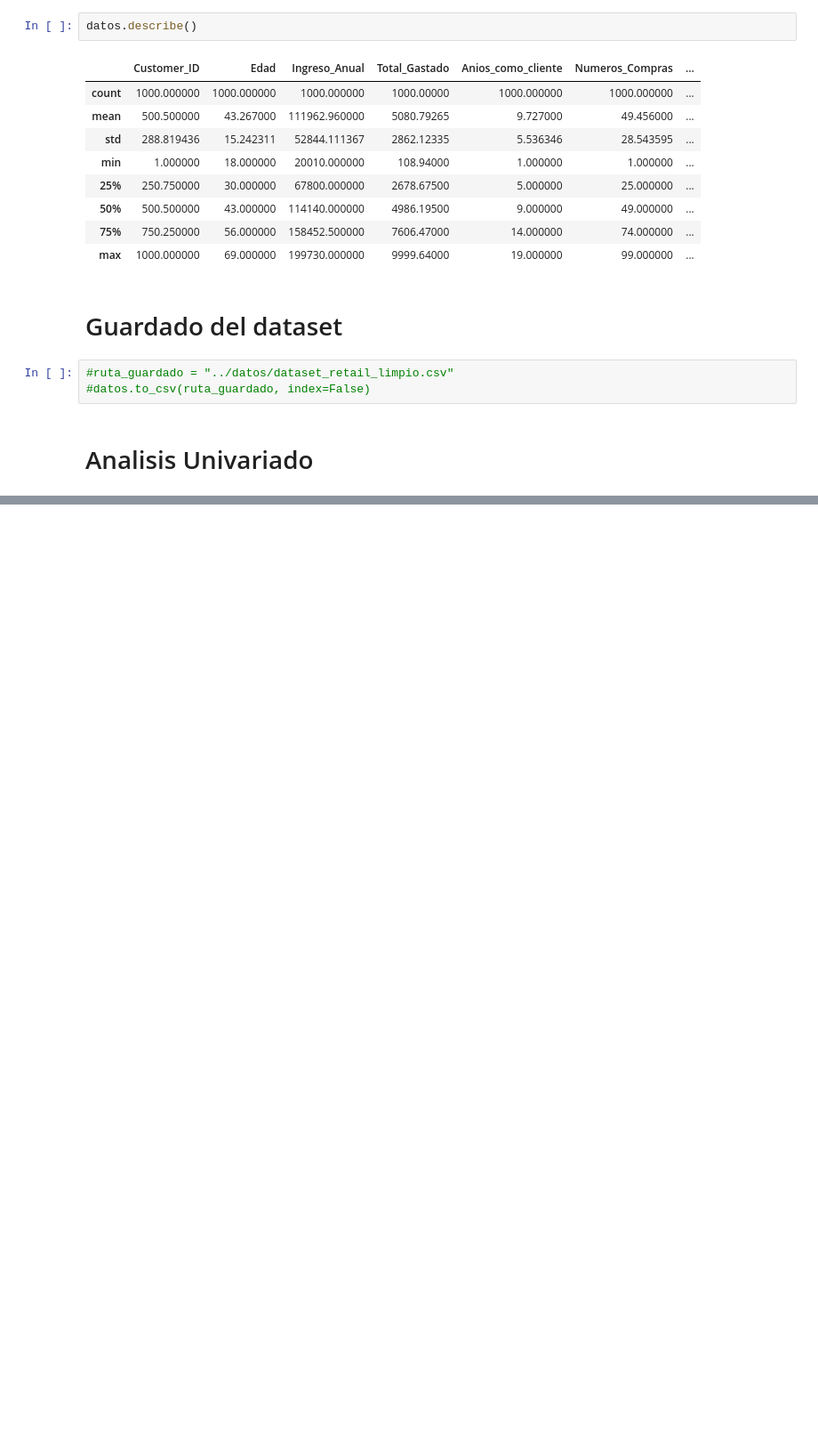
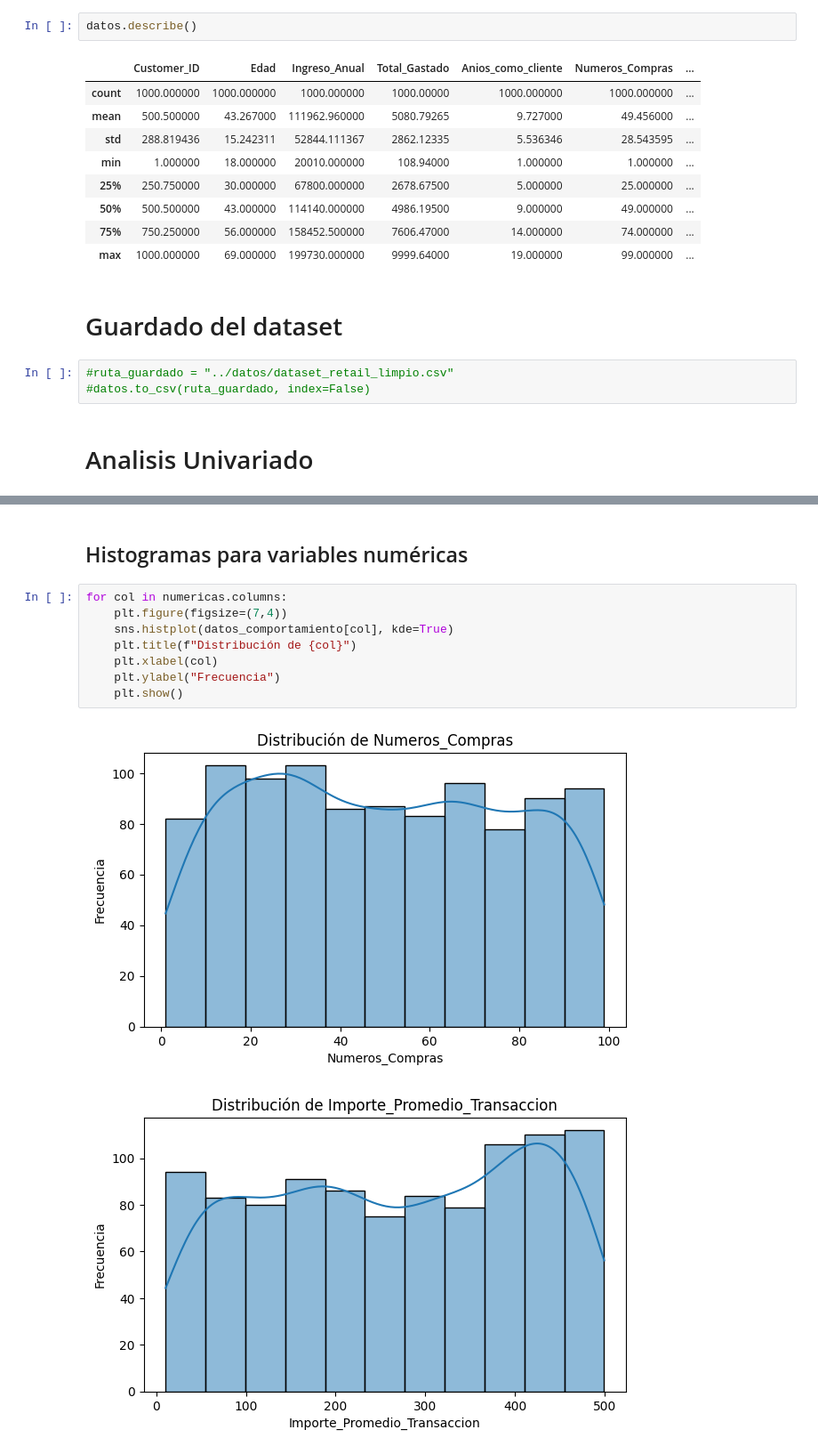
Before and after one commit to Camila20197/S11-25-Equipo-70-DataScience, a Jupyter notebook: EDA/etapa_EDA.ipynb, the cells around one changed output, grey strips where cells are left out. Shown at 89% size. Cells and saved outputs as stored; diff of their text form; blank space fills up the shorter version.

```diff
--- a/EDA/etapa_EDA.ipynb
+++ b/EDA/etapa_EDA.ipynb
@@ -235,0 +289,13 @@ datos.describe()
+# %% [markdown]
+## Histogramas para variables numéricas
+# %%
+for col in numericas.columns:
+    plt.figure(figsize=(7,4))
+    sns.histplot(datos_comportamiento[col], kde=True)
+    plt.title(f"Distribución de {col}")
+    plt.xlabel(col)
+    plt.ylabel("Frecuencia")
+    plt.show()
+# %% [output]
+[figure, added]
+[figure, added]
```
Also changed, not shown: parts of 13 cells of this notebook, 2 other files.
